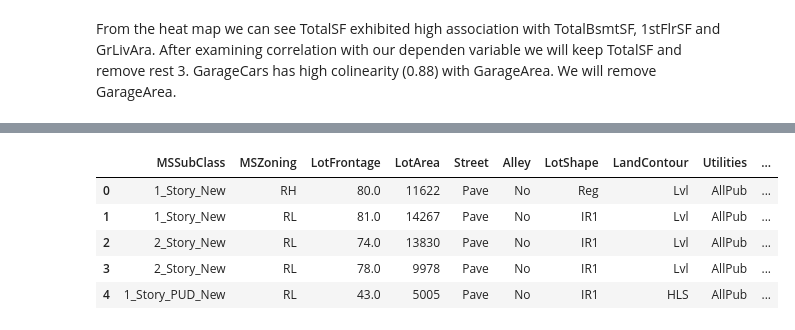
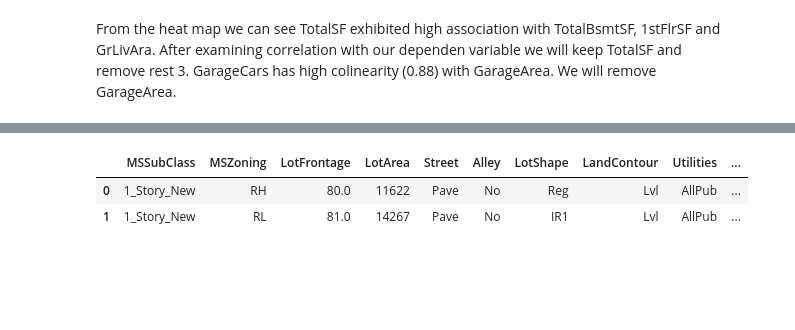
Before and after one commit to parthapbn/PythonProjects, a Jupyter notebook: ML_Kaggle/House_Price/housePrice.ipynb, the cells around one changed output, grey strips where cells are left out. Cells and saved outputs as stored; diff of their text form; code cells hidden in the pictures; blank space fills up the shorter version.

```diff
--- a/ML_Kaggle/House_Price/housePrice.ipynb
+++ b/ML_Kaggle/House_Price/housePrice.ipynb
@@ -13,6 +13,9 @@ os.getcwd()
 # Basic imports
 import numpy as np
 import pandas as pd
+# %%
+pd.set_option('display.max_columns', None)
+pd.set_option('display.max_rows', 10)
 # %%
 # setting up the visualization basics
 import matplotlib.pyplot as plt
@@ -25,9 +28,6 @@ import warnings
 warnings.filterwarnings(action= 'ignore')
 # %% [markdown]
 ### 2. Data upload and initial exploration
-# %%
-pd.set_option('display.max_columns', None)
-pd.set_option('display.max_rows', 100)
 # %%
 housingTrain = pd.read_csv("train.csv")
 housingTest= pd.read_csv("test.csv")
@@ -636,9 +333,6 @@ trainData.head()
 # %%
-testData.head()
+testData.head(2)
 # %% [output]
 |  | MSSubClass | MSZoning | LotFrontage | LotArea | Street | Alley | LotShape | LandContour | Utilities | ... |
 | 0 | 1_Story_New | RH | 80.0 | 11622 | Pave | No | Reg | Lvl | AllPub | ... |
 | 1 | 1_Story_New | RL | 81.0 | 14267 | Pave | No | IR1 | Lvl | AllPub | ... |
-| 2 | 2_Story_New | RL | 74.0 | 13830 | Pave | No | IR1 | Lvl | AllPub | ... |
-| 3 | 2_Story_New | RL | 78.0 | 9978 | Pave | No | IR1 | Lvl | AllPub | ... |
-| 4 | 1_Story_PUD_New | RL | 43.0 | 5005 | Pave | No | IR1 | HLS | AllPub | ... |
```
Also changed, not shown: parts of 67 cells of this notebook, 1 other file.
